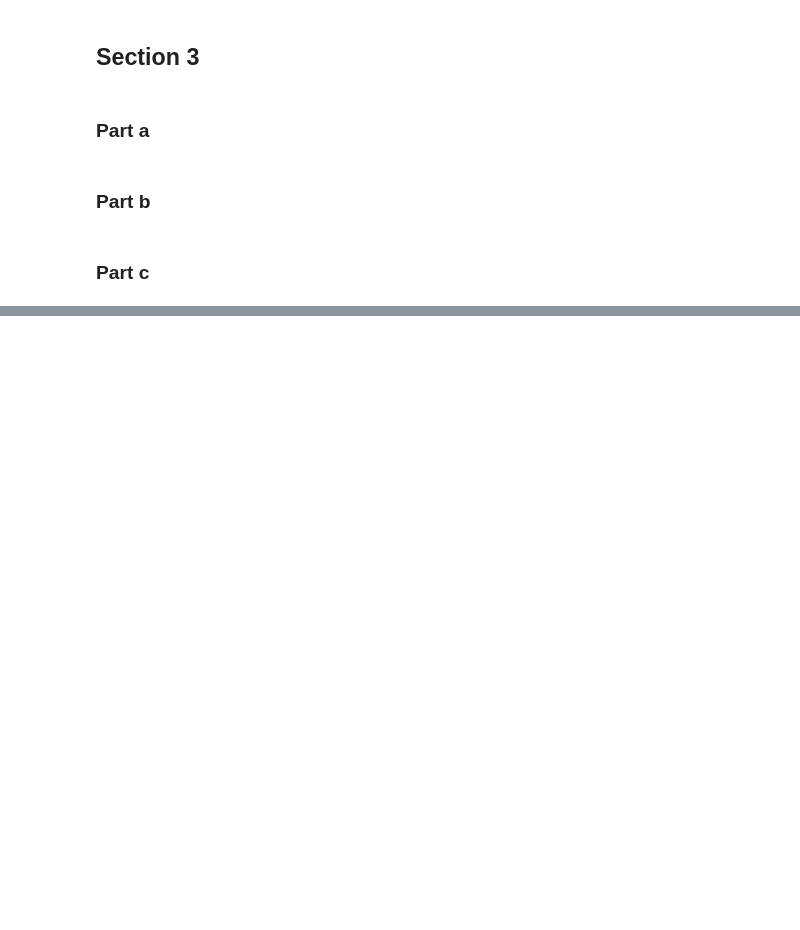
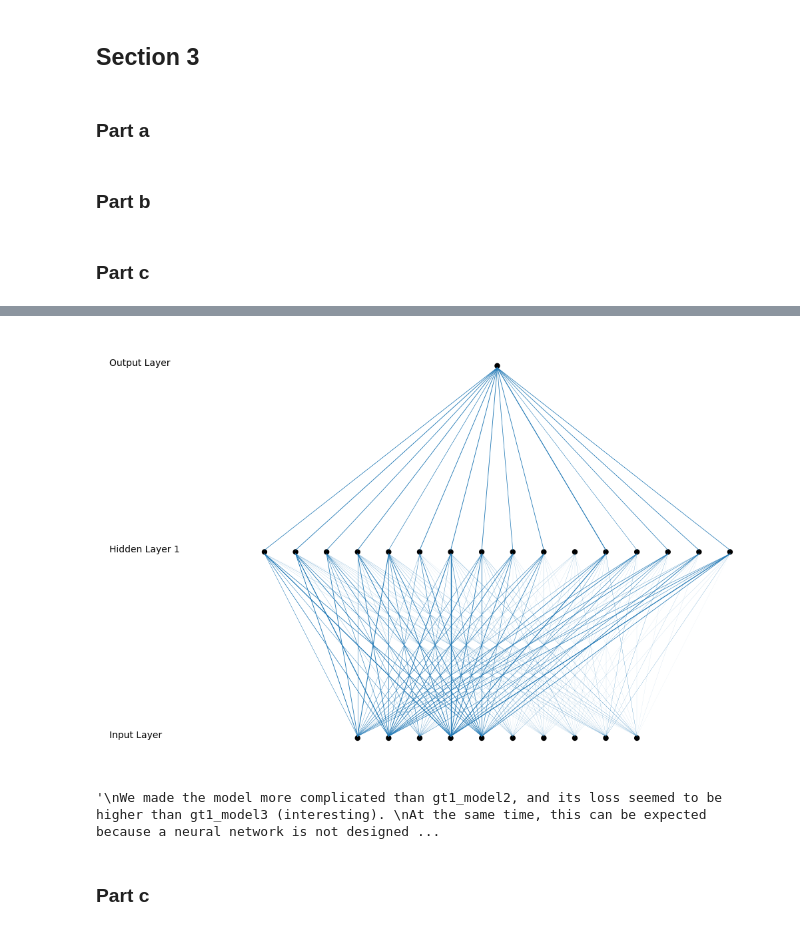
Before and after one commit to anaconda121/Deep-Learning, a Jupyter notebook: Tensorflow/Regression_Mini_Project.ipynb, the cells around one changed output, grey strips where cells are left out. Saved outputs shown, nothing was run; the diff lists cells and outputs as text; code cells hidden in the pictures; blank space fills up the shorter version.

```diff
--- a/Tensorflow/Regression_Mini_Project.ipynb
+++ b/Tensorflow/Regression_Mini_Project.ipynb
@@ -83,3 +281,3 @@ Epoch 100/100
 # %%
-gt1_X.reshape((len(gt1_X), 1, 10)).shape
+gt1_model2.fit(gt1_X.reshape((len(gt1_X), 1, 10)), gt1_y, batch_size = 64, epochs=100, verbose=2)
 # %% [output]
@@ -86,0 +312,10 @@ gt1_X.reshape((len(gt1_X), 1, 10)).shape
+# %%
+gt1_model3 = tf.keras.models.Sequential([
+  tf.keras.layers.Flatten(input_shape=(1,10)),
+  tf.keras.layers.Dense(16, activation='relu'),
+  tf.keras.layers.Dense(1, activation = "linear")
+])
+# %%
+gt1_model3.compile(optimizer=tf.keras.optimizers.Adam(learning_rate=1e-2), loss=tf.keras.losses.MSE)
+# %%
+gt1_model3.fit(gt1_X.reshape((len(gt1_X), 1, 10)), gt1_y, batch_size = 64, epochs=100, verbose=2)
@@ -86,0 +341,17 @@ gt1_X.reshape((len(gt1_X), 1, 10)).shape
+# %%
+layer_sizes_3, weights_3 = parse_tf_weights(gt1_model3)
+plt.figure(figsize=(5,5)) # tweak the size values here until it looks good on your own screen
+draw_MLP(layer_sizes=layer_sizes_3, weights=weights_3)
+# %% [output]
+[figure, added]
+# %%
+"""
+We made the model more complicated than gt1_model2, and its loss seemed to be higher than gt1_model3 (interesting).
+At the same time, this can be expected because a neural network is not designed to perform a regression task, but instead classification tasks.
+We see that the outputs from x_6 to x_10 can be traced to the output, but their weights are insignficant in comparison to others.
+Changes in x_6 to x_10 will negligibly affect the model output, which makes sense. The coefficients of x_6 to x_10 are all 0, so the value of x_6 to x_10 should not matter.
+"""
+# %% [output]
+'\nWe made the model more complicated than gt1_model2, and its loss seemed to be higher than gt1_model3 (interesting). \nAt the same time, this can be expected because a neural network is not designed ...
+# %% [markdown]
+### Part c
```
Also changed, not shown: parts of 32 cells of this notebook.
